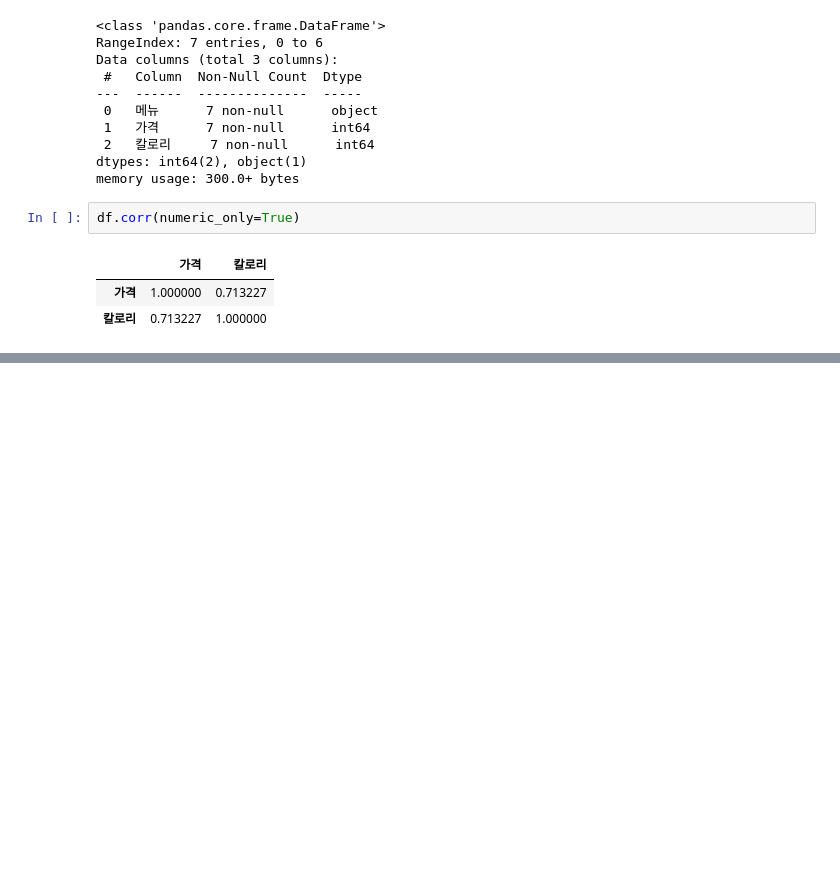
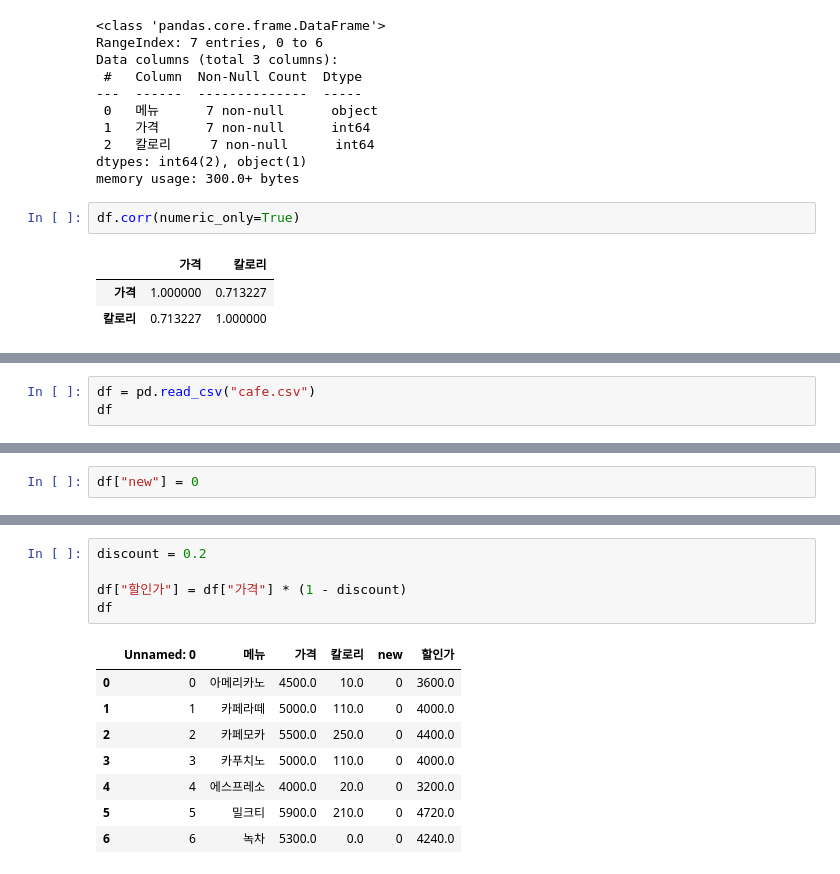
Before and after one commit to himzei/big_ana, a Jupyter notebook: ch02_판다스.ipynb, the cells around one changed output, grey strips where cells are left out. Cells and saved outputs as stored; diff of their text form; blank space fills up the shorter version.

```diff
--- a/ch02_판다스.ipynb
+++ b/ch02_판다스.ipynb
@@ -157,0 +304,3 @@ df.corr(numeric_only=True)
+# %%
+df = pd.read_csv("cafe.csv")
+df
@@ -157,0 +316,2 @@ df.corr(numeric_only=True)
+# %%
+df["new"] = 0
@@ -157,0 +329,14 @@ df.corr(numeric_only=True)
+# %%
+discount = 0.2
+
+df["할인가"] = df["가격"] * (1 - discount)
+df
+# %% [output]
+|  | Unnamed: 0 | 메뉴 | 가격 | 칼로리 | new | 할인가 |
+| 0 | 0 | 아메리카노 | 4500.0 | 10.0 | 0 | 3600.0 |
+| 1 | 1 | 카페라떼 | 5000.0 | 110.0 | 0 | 4000.0 |
+| 2 | 2 | 카페모카 | 5500.0 | 250.0 | 0 | 4400.0 |
+| 3 | 3 | 카푸치노 | 5000.0 | 110.0 | 0 | 4000.0 |
+| 4 | 4 | 에스프레소 | 4000.0 | 20.0 | 0 | 3200.0 |
+| 5 | 5 | 밀크티 | 5900.0 | 210.0 | 0 | 4720.0 |
+| 6 | 6 | 녹차 | 5300.0 | 0.0 | 0 | 4240.0 |
```
Also changed, not shown: parts of 27 cells of this notebook, 1 other file.
